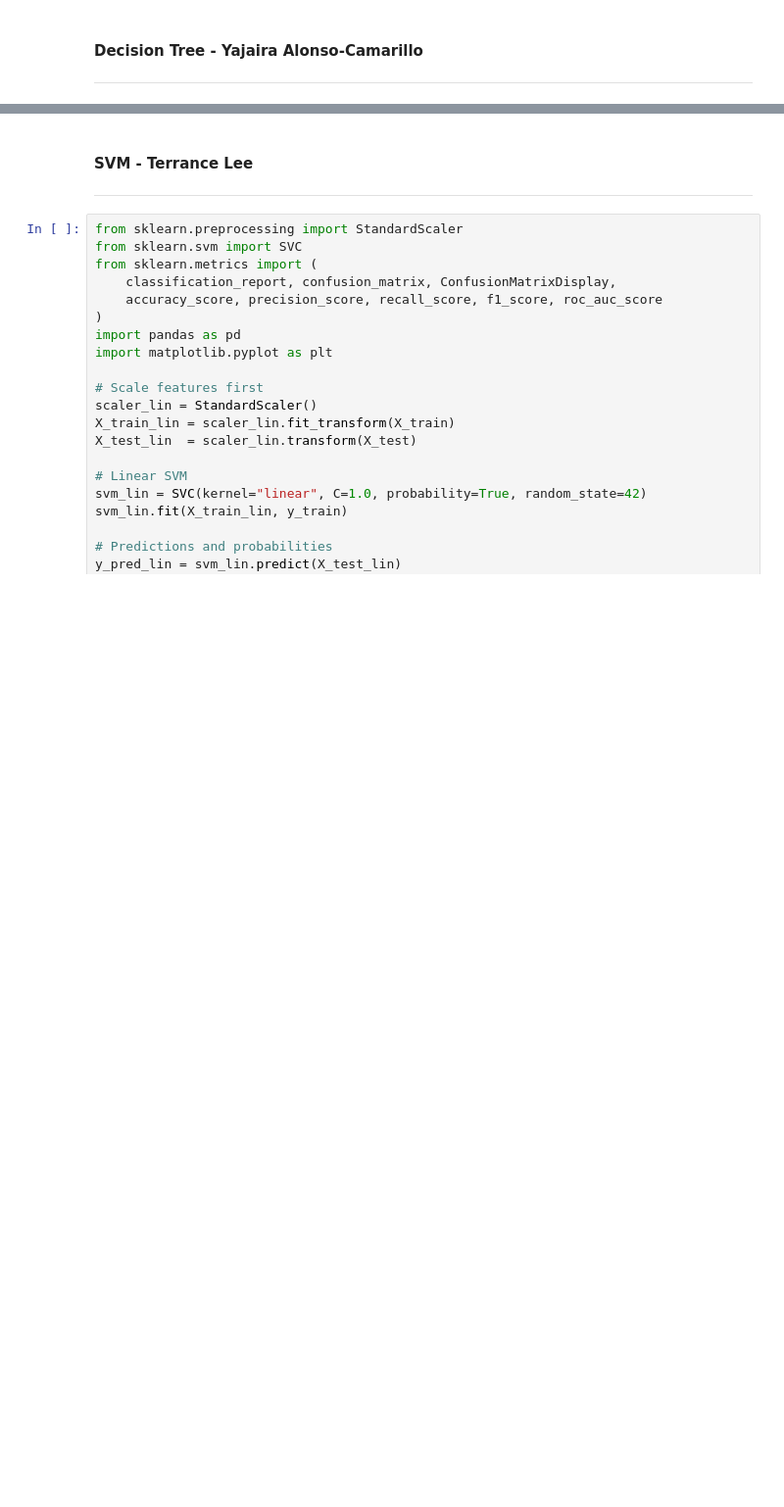
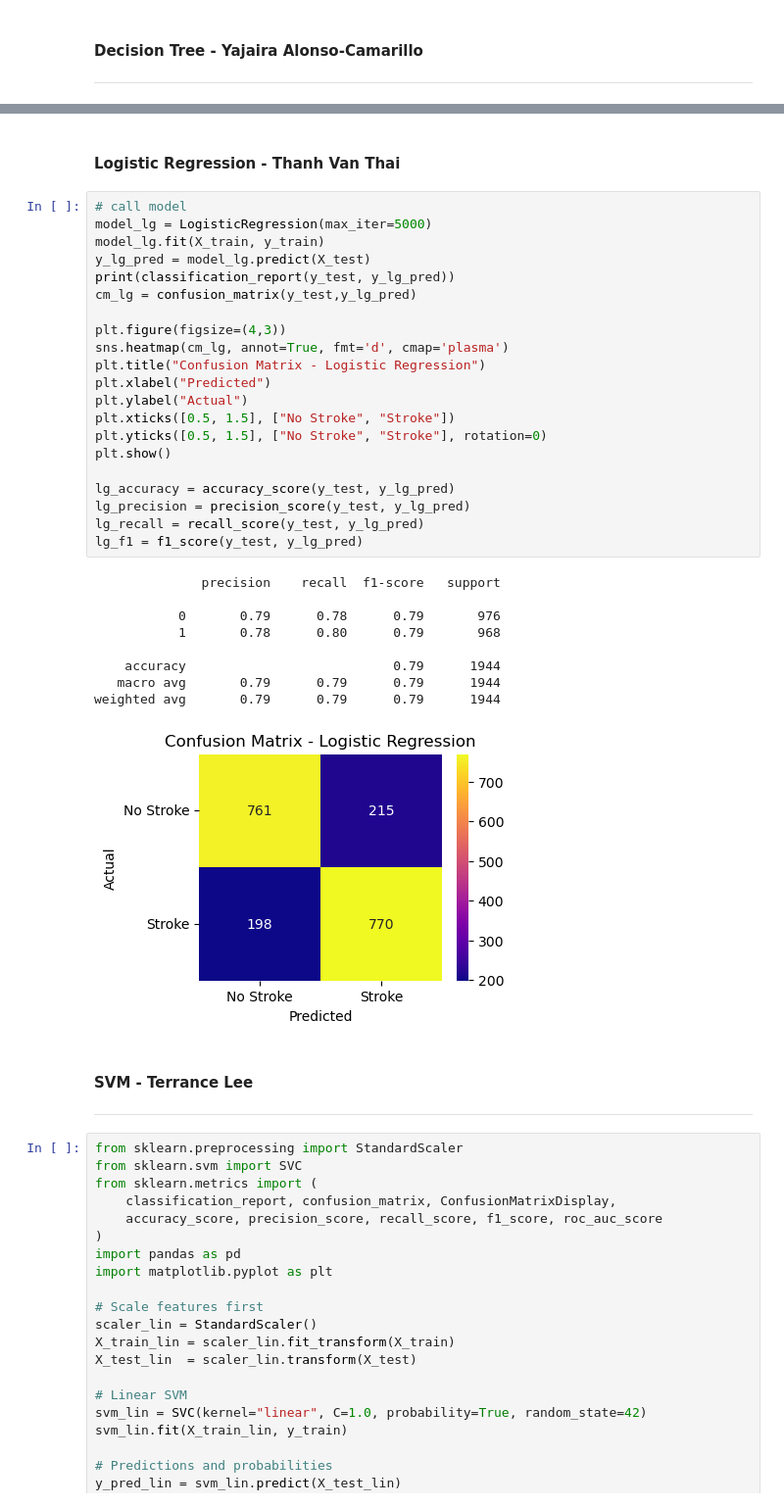
Before and after one commit to nguyenlehung1999/CSC405-Group10, a Jupyter notebook: StrokePred-Stage3.ipynb, the cells around one changed output, grey strips where cells are left out. Shown at 98% size. Saved outputs shown, nothing was run; the diff lists cells and outputs as text; blank space fills up the shorter version.

Commit message:
added logistic regression model

```diff
--- a/StrokePred-Stage3.ipynb
+++ b/StrokePred-Stage3.ipynb
@@ -456,3 +456,36 @@ weighted avg       0.93      0.93      0.93      1944
+# %% [markdown]
+#### Logistic Regression - Thanh Van Thai
+# %%
+# call model
+model_lg = LogisticRegression(max_iter=5000)
+model_lg.fit(X_train, y_train)
+y_lg_pred = model_lg.predict(X_test)
+print(classification_report(y_test, y_lg_pred))
+cm_lg = confusion_matrix(y_test,y_lg_pred)
+
+plt.figure(figsize=(4,3))
+sns.heatmap(cm_lg, annot=True, fmt='d', cmap='plasma')
+plt.title("Confusion Matrix - Logistic Regression")
+plt.xlabel("Predicted")
+plt.ylabel("Actual")
+plt.xticks([0.5, 1.5], ["No Stroke", "Stroke"])
+plt.yticks([0.5, 1.5], ["No Stroke", "Stroke"], rotation=0)
+plt.show()
+
+lg_accuracy = accuracy_score(y_test, y_lg_pred)
+lg_precision = precision_score(y_test, y_lg_pred)
+lg_recall = recall_score(y_test, y_lg_pred)
+lg_f1 = f1_score(y_test, y_lg_pred)
+# %% [output]
+              precision    recall  f1-score   support
+
+           0       0.79      0.78      0.79       976
+           1       0.78      0.80      0.79       968
+
+    accuracy                           0.79      1944
+   macro avg       0.79      0.79      0.79      1944
+weighted avg       0.79      0.79      0.79      1944
+[figure, added]
 # %% [markdown]
 #### SVM - Terrance Lee
 ---
```
Also changed, not shown: parts of 8 cells of this notebook.
